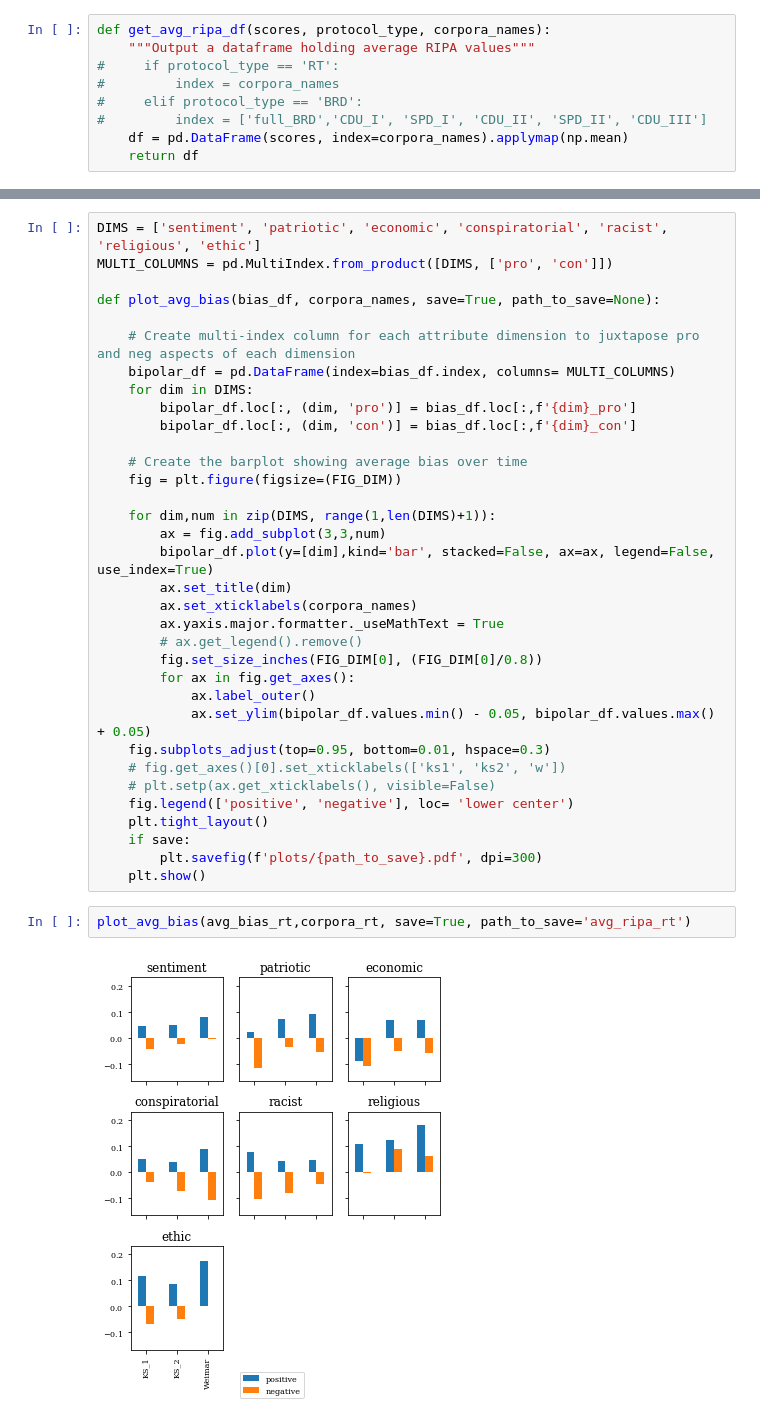
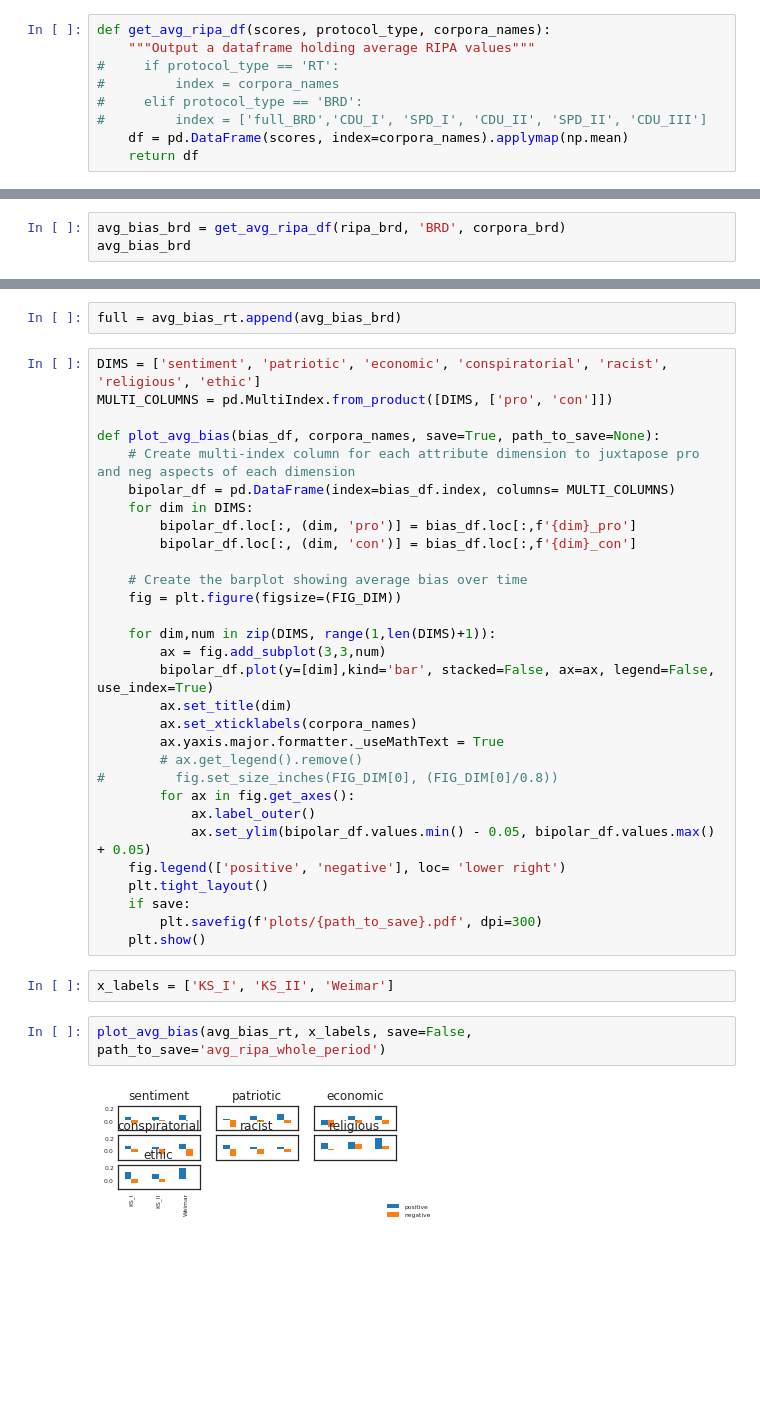
Before and after one commit to tobiwalter/Investigating-Antisemitic-Bias-in-German-Parliamentary-Proceedings, a Jupyter notebook: reproduce_plots.ipynb, the cells around one changed output, grey strips where cells are left out. Saved outputs shown, nothing was run; the diff lists cells and outputs as text; blank space fills up the shorter version.

Commit message:
reproduce plots

```diff
--- a/reproduce_plots.ipynb
+++ b/reproduce_plots.ipynb
@@ -183,0 +216,3 @@ avg_bias_rt
+# %%
+avg_bias_brd = get_avg_ripa_df(ripa_brd, 'BRD', corpora_brd)
+avg_bias_brd
@@ -184,9 +226,10 @@ avg_bias_rt
+# %%
+full = avg_bias_rt.append(avg_bias_brd)
 # %%
 DIMS = ['sentiment', 'patriotic', 'economic', 'conspiratorial', 'racist', 'religious', 'ethic']
 MULTI_COLUMNS = pd.MultiIndex.from_product([DIMS, ['pro', 'con']])
 
 def plot_avg_bias(bias_df, corpora_names, save=True, path_to_save=None):
-
     # Create multi-index column for each attribute dimension to juxtapose pro and neg aspects of each dimension
     bipolar_df = pd.DataFrame(index=bias_df.index, columns= MULTI_COLUMNS)
     for dim in DIMS:
@@ -203,19 +246,18 @@ def plot_avg_bias(bias_df, corpora_names, save=True, path_to_save=None):
         ax.set_xticklabels(corpora_names)
         ax.yaxis.major.formatter._useMathText = True
         # ax.get_legend().remove()
-        fig.set_size_inches(FIG_DIM[0], (FIG_DIM[0]/0.8))
+#         fig.set_size_inches(FIG_DIM[0], (FIG_DIM[0]/0.8))
         for ax in fig.get_axes():
             ax.label_outer()
             ax.set_ylim(bipolar_df.values.min() - 0.05, bipolar_df.values.max() + 0.05)
-    fig.subplots_adjust(top=0.95, bottom=0.01, hspace=0.3)
-    # fig.get_axes()[0].set_xticklabels(['ks1', 'ks2', 'w'])
-    # plt.setp(ax.get_xticklabels(), visible=False)
-    fig.legend(['positive', 'negative'], loc= 'lower center')
+    fig.legend(['positive', 'negative'], loc= 'lower right')
     plt.tight_layout()
     if save:
         plt.savefig(f'plots/{path_to_save}.pdf', dpi=300)
     plt.show()
+# %%
+x_labels = ['KS_I', 'KS_II', 'Weimar']
 # %%
-plot_avg_bias(avg_bias_rt,corpora_rt, save=True, path_to_save='avg_ripa_rt')
+plot_avg_bias(avg_bias_rt, x_labels, save=False, path_to_save='avg_ripa_whole_period')
 # %% [output]
-[figure, old version]
+[figure, new version]
```
Also changed, not shown: parts of 17 cells of this notebook.
